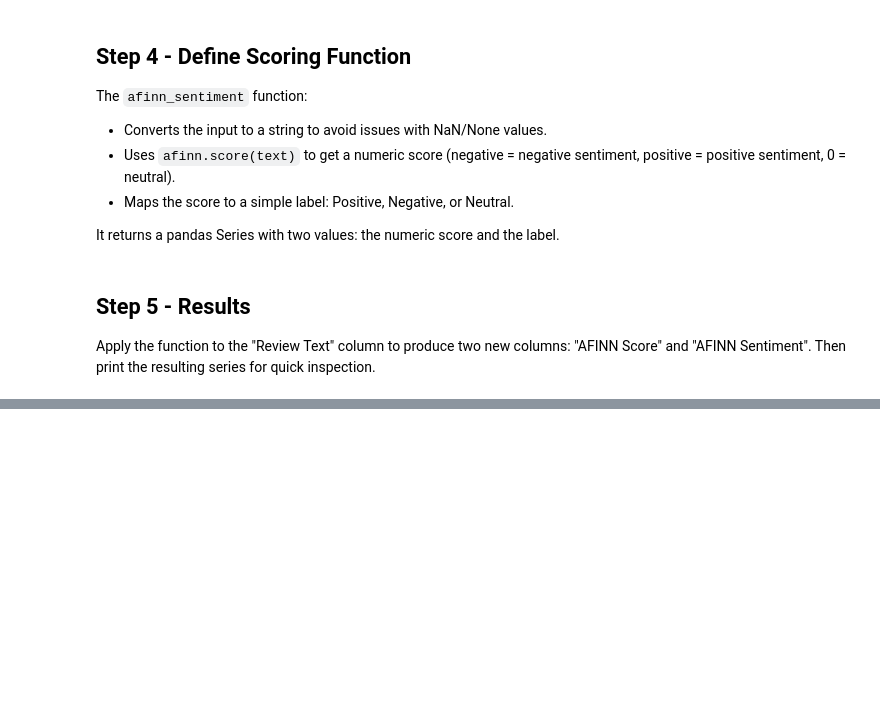
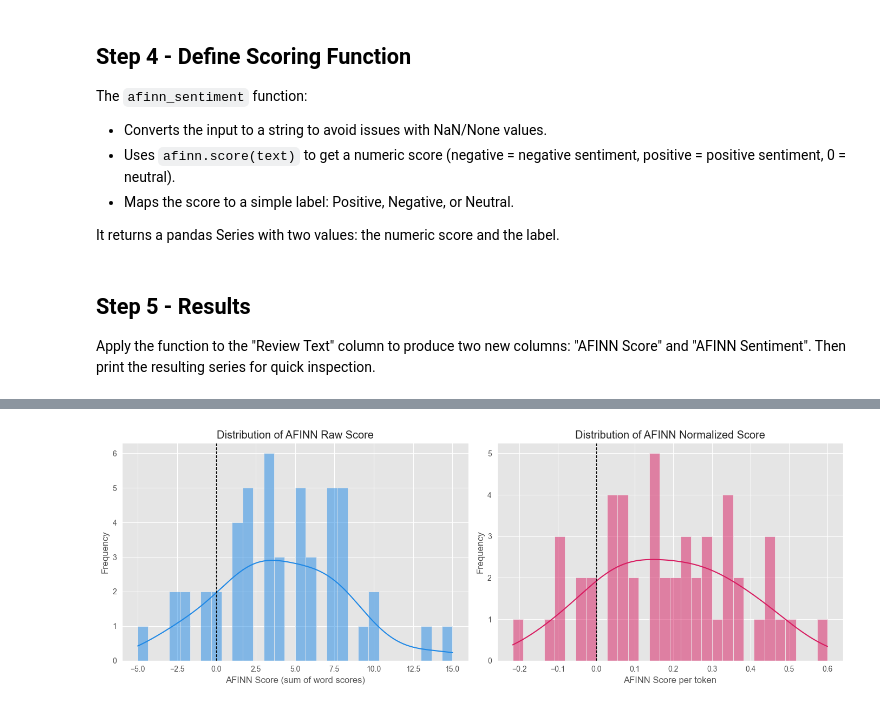
Before and after one commit to MyLightIsOn/sentiment-analysis-study, a Jupyter notebook: afinn.ipynb, the cells around one changed output, grey strips where cells are left out. Drawn from its saved outputs; the diff is of its cells as text; code cells hidden in the pictures; blank space fills up the shorter version.

Commit message:
Added afinn analysis visualizations

```diff
--- a/afinn.ipynb
+++ b/afinn.ipynb
@@ -57,0 +92,3 @@ print(results)
+# %%
+plt.style.use('ggplot')
+sns.set_palette("bright")
@@ -57,0 +99,10 @@ print(results)
+# %%
+# Columns were created in Step 5; ensure they exist (no-op if already present)
+# For visualization, also create a normalized score per token length to reduce length bias
+reviews_df['token_count'] = reviews_df['Review Text'].astype(str).str.split().apply(len)
+reviews_df['AFINN Score Normalized'] = reviews_df.apply(lambda r: r['AFINN Score'] / r['token_count'] if r['token_count'] > 0 else 0, axis=1)
+
+# Re-derive a label for clarity (same mapping as earlier)
+reviews_df['AFINN Label'] = reviews_df['AFINN Score'].apply(lambda x: 'Positive' if x > 0 else ('Negative' if x < 0 else 'Neutral'))
+
+reviews_df[['AFINN Score', 'AFINN Score Normalized', 'AFINN Label']].head()
@@ -57,0 +120,18 @@ print(results)
+# %%
+fig, axes = plt.subplots(1, 2, figsize=(14, 5))
+# Raw score distribution
+sns.histplot(reviews_df['AFINN Score'], bins=30, kde=True, ax=axes[0], color='#1E88E5')
+axes[0].set_title('Distribution of AFINN Raw Score')
+axes[0].set_xlabel('AFINN Score (sum of word scores)')
+axes[0].set_ylabel('Frequency')
+axes[0].axvline(0, color='black', linestyle='--', linewidth=1)
+# Normalized score distribution
+sns.histplot(reviews_df['AFINN Score Normalized'], bins=30, kde=True, ax=axes[1], color='#D81B60')
+axes[1].set_title('Distribution of AFINN Normalized Score')
+axes[1].set_xlabel('AFINN Score per token')
+axes[1].set_ylabel('Frequency')
+axes[1].axvline(0, color='black', linestyle='--', linewidth=1)
+plt.tight_layout()
+plt.show()
+# %% [output]
+[figure, added]
```
Also changed, not shown: parts of 14 cells of this notebook.
